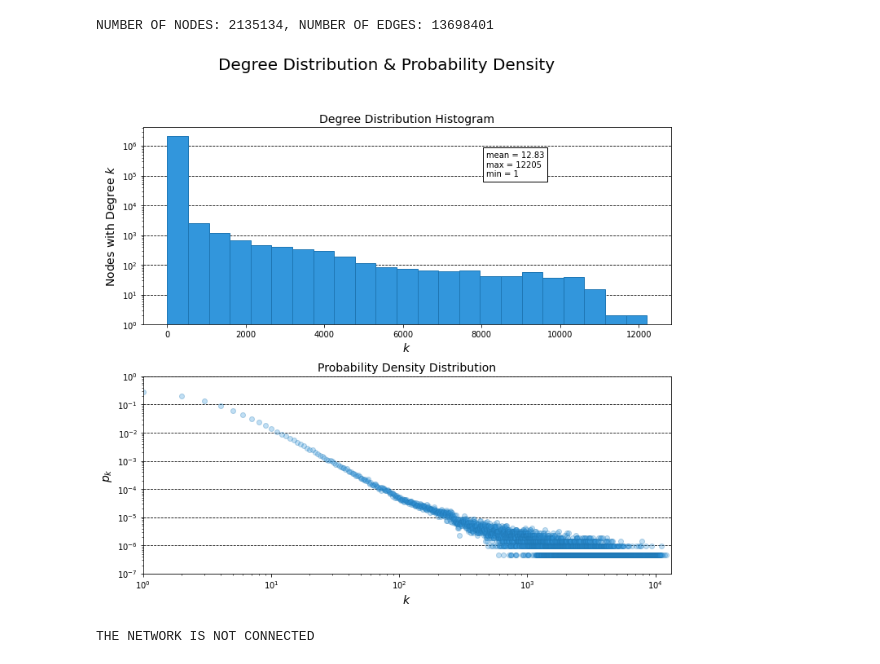
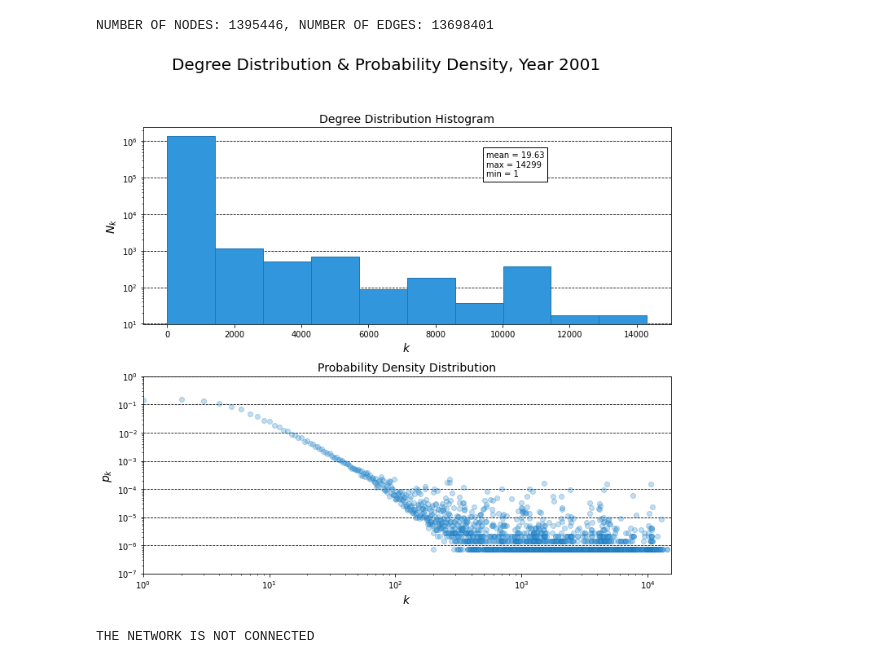
Before and after one commit to kdd-lab/2020_Ricciarelli, a Jupyter notebook: code/notebook/coauthors_networks_analysis.ipynb, the cells around one changed output. Saved outputs shown, nothing was run; the diff lists cells and outputs as text; code cells hidden in the pictures.

Commit message:
Init coauthors networks analysis

```diff
--- a/code/notebook/coauthors_networks_analysis.ipynb
+++ b/code/notebook/coauthors_networks_analysis.ipynb
@@ -7,56 +7,56 @@ from collections import Counter
 from tqdm import tqdm
 
 path_to_nets = '../../datasets/coauthors_networks/network_2001-2005/'
+
+g = None
-# %%
-g = nx.MultiGraph()
-
-with open(path_to_nets + '2001', 'r') as edge_list:
-    for edge in tqdm(edge_list, desc='CONNECTING THE NODES'):
-        nodes = edge.split(',')
-
-        g.add_edge(nodes[0], nodes[1])
+# %%
+with open(path_to_nets + '2001', 'r') as edge_list:
+    g = nx.read_edgelist(edge_list, delimiter=',', create_using=nx.MultiGraph,
+                        nodetype=int)
 # %%
 print('NUMBER OF NODES: {}, NUMBER OF EDGES: {}'
       .format(g.number_of_nodes(), g.number_of_edges()))
 # %% [output]
-NUMBER OF NODES: 2135134, NUMBER OF EDGES: 13698401
+NUMBER OF NODES: 1395446, NUMBER OF EDGES: 13698401
 # %%
 degrees = sorted([d for n, d in g.degree()])
 # %%
 fig, axs = plt.subplots(nrows=2, ncols=1, figsize=(10, 10))
 
-fig.suptitle('Degree Distribution & Probability Density', fontsize=20)
+fig.suptitle('Degree Distribution & Probability Density, Year 2001',
+             fontsize=20)
 
-axs[0].hist(degrees, bins='sturges', log=True,
-        zorder=2, color='#3296dc', edgecolor='#1f77b4')
+axs[0].hist(degrees, log=True, zorder=2, color='#3296dc', edgecolor='#1f77b4')
 axs[0].set_title('Degree Distribution Histogram', fontsize=14)
 axs[0].set_xlabel(r'$k$', fontsize=14)
-axs[0].set_ylabel(r'Nodes with Degree $k$', fontsize=14)
+axs[0].set_ylabel(r'$N_k$', fontsize=14)
 axs[0].grid(axis='y', linestyle='--', color='black', zorder=1)
 axs[0].text(0.65, 0.75, 'mean = {}\nmax = {}\nmin = {}'
         .format(round(np.mean(degrees), 2), max(degrees), min(degrees)),
         bbox=dict(facecolor='white', edgecolor='black'),
         transform=axs[0].transAxes)
 
 c, countdict_pdf = Counter(degrees), dict()
 
 for deg in np.arange(min(degrees), max(degrees) + 1):
     countdict_pdf[deg] = (c[deg] / len(degrees)) if deg in c.keys() else 0.
 
 axs[1].scatter(list(countdict_pdf.keys()), list(countdict_pdf.values()),
            zorder=2, alpha=0.3,color='#3296dc', edgecolor='#1f77b4')
 axs[1].set_title('Probability Density Distribution', fontsize=14)
 axs[1].set_xscale('log')
 axs[1].set_xlim(min(countdict_pdf.keys()), max(countdict_pdf.keys()) + 1000)
 axs[1].set_yscale('log')
 axs[1].set_ylim(1e-7, 1.)
 axs[1].set_xlabel(r'$k$', fontsize=14)
 axs[1].set_ylabel(r'$p_k$', fontsize=14)
 axs[1].grid(axis='y', linestyle='--', color='black', zorder=1)
 
 fig.tight_layout(rect=[0, 0.03, 1, 0.90])
+fig.savefig('./images/coauthors_networks_analysis/dd_and_pd_2001.pdf',
+            format='pdf')
 # %% [output]
-[figure, old version]
+[figure, new version]
 # %%
 if nx.is_connected(g):
     cc = nx.connected_components(g)
```
Also changed, not shown: parts of 16 cells of this notebook, 11 other files.
